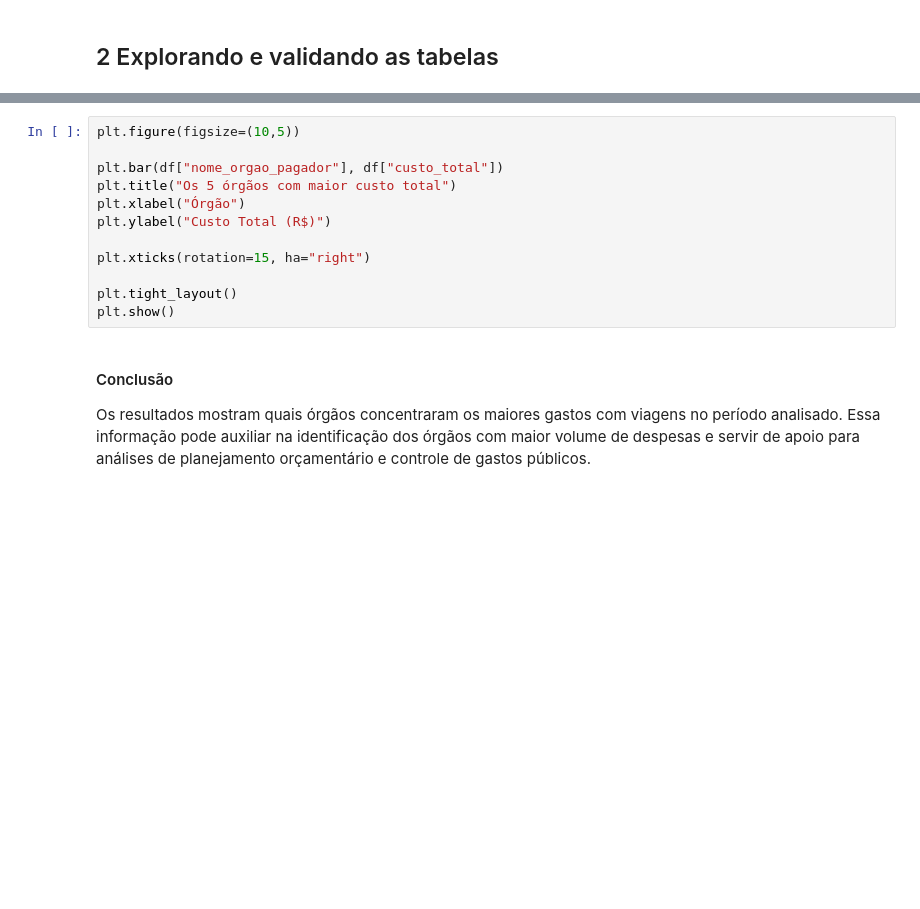
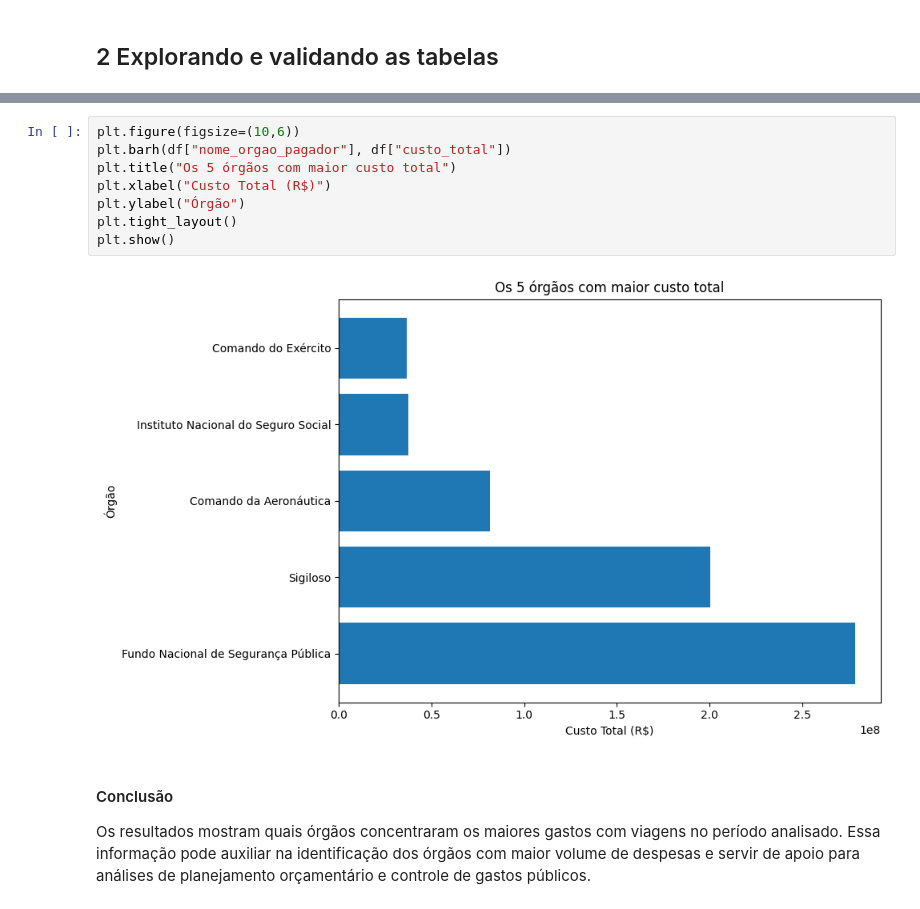
Before and after one commit to juliarsegundo/projeto_avaliativo_viagens, a Jupyter notebook: 3_analise.ipynb, the cells around one changed output, grey strips where cells are left out. Drawn from its saved outputs; the diff is of its cells as text; blank space fills up the shorter version.

```diff
--- a/3_analise.ipynb
+++ b/3_analise.ipynb
@@ -76,15 +186,13 @@ df
 # %%
-plt.figure(figsize=(10,5))
-
-plt.bar(df["nome_orgao_pagador"], df["custo_total"])
+plt.figure(figsize=(10,6))
+plt.barh(df["nome_orgao_pagador"], df["custo_total"])
 plt.title("Os 5 órgãos com maior custo total")
-plt.xlabel("Órgão")
-plt.ylabel("Custo Total (R$)")
-
-plt.xticks(rotation=15, ha="right")
-
+plt.xlabel("Custo Total (R$)")
+plt.ylabel("Órgão")
 plt.tight_layout()
 plt.show()
+# %% [output]
+[figure, added]
 # %% [markdown]
 #### Conclusão
 
```
Also changed, not shown: parts of 30 cells of this notebook, 1 other file.
